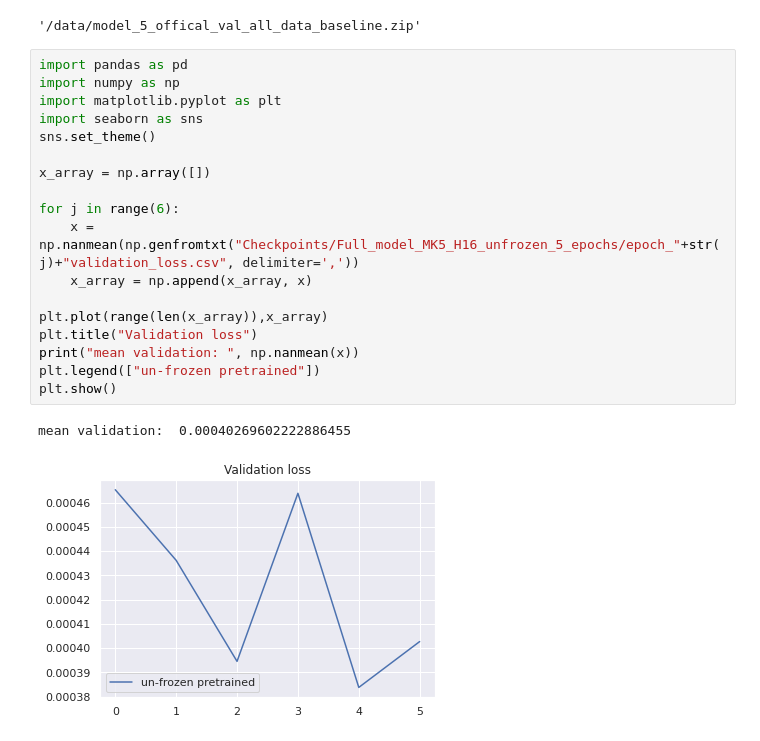
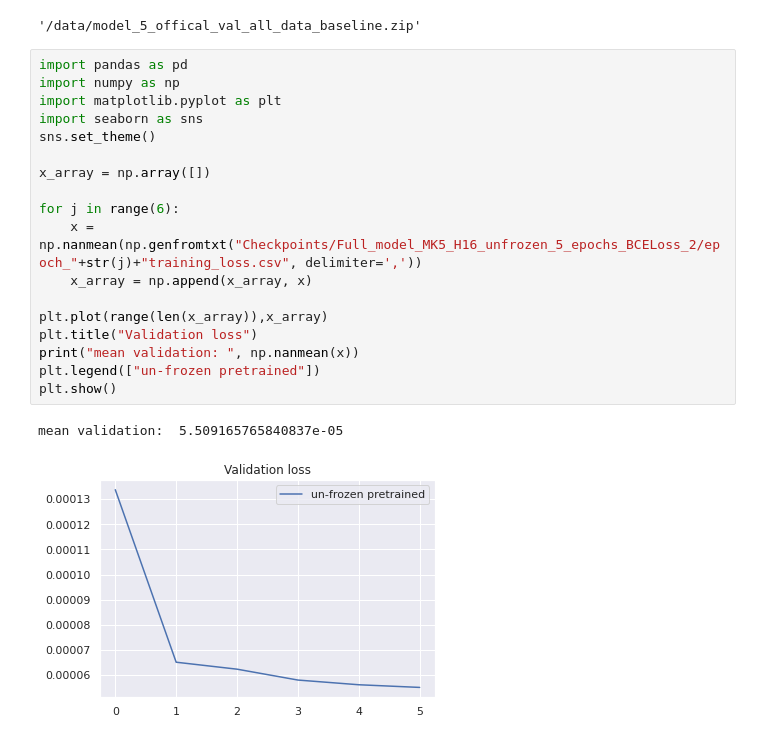
Before and after one commit to Jmckone1/unet, a Jupyter notebook: zip.ipynb, the cells around one changed output. Drawn from its saved outputs; the diff is of its cells as text.

```diff
--- a/zip.ipynb
+++ b/zip.ipynb
@@ -6,21 +6,21 @@ shutil.make_archive("model_5_offical_val_all_data_baseline", 'zip', "Predictions
 # %%
 import pandas as pd
 import numpy as np
 import matplotlib.pyplot as plt
 import seaborn as sns
 sns.set_theme()
 
 x_array = np.array([])
 
 for j in range(6):
-    x = np.nanmean(np.genfromtxt("Checkpoints/Full_model_MK5_H16_unfrozen_5_epochs/epoch_"+str(j)+"validation_loss.csv", delimiter=','))
+    x = np.nanmean(np.genfromtxt("Checkpoints/Full_model_MK5_H16_unfrozen_5_epochs_BCELoss_2/epoch_"+str(j)+"training_loss.csv", delimiter=','))
     x_array = np.append(x_array, x)
 
 plt.plot(range(len(x_array)),x_array)
 plt.title("Validation loss")
 print("mean validation: ", np.nanmean(x))
 plt.legend(["un-frozen pretrained"])
 plt.show()
 # %% [output]
-mean validation:  0.00040269602222886455
+mean validation:  5.509165765840837e-05
-[figure, old version]
+[figure, new version]
```
Also changed, not shown: parts of 8 cells of this notebook, 4 other files.
